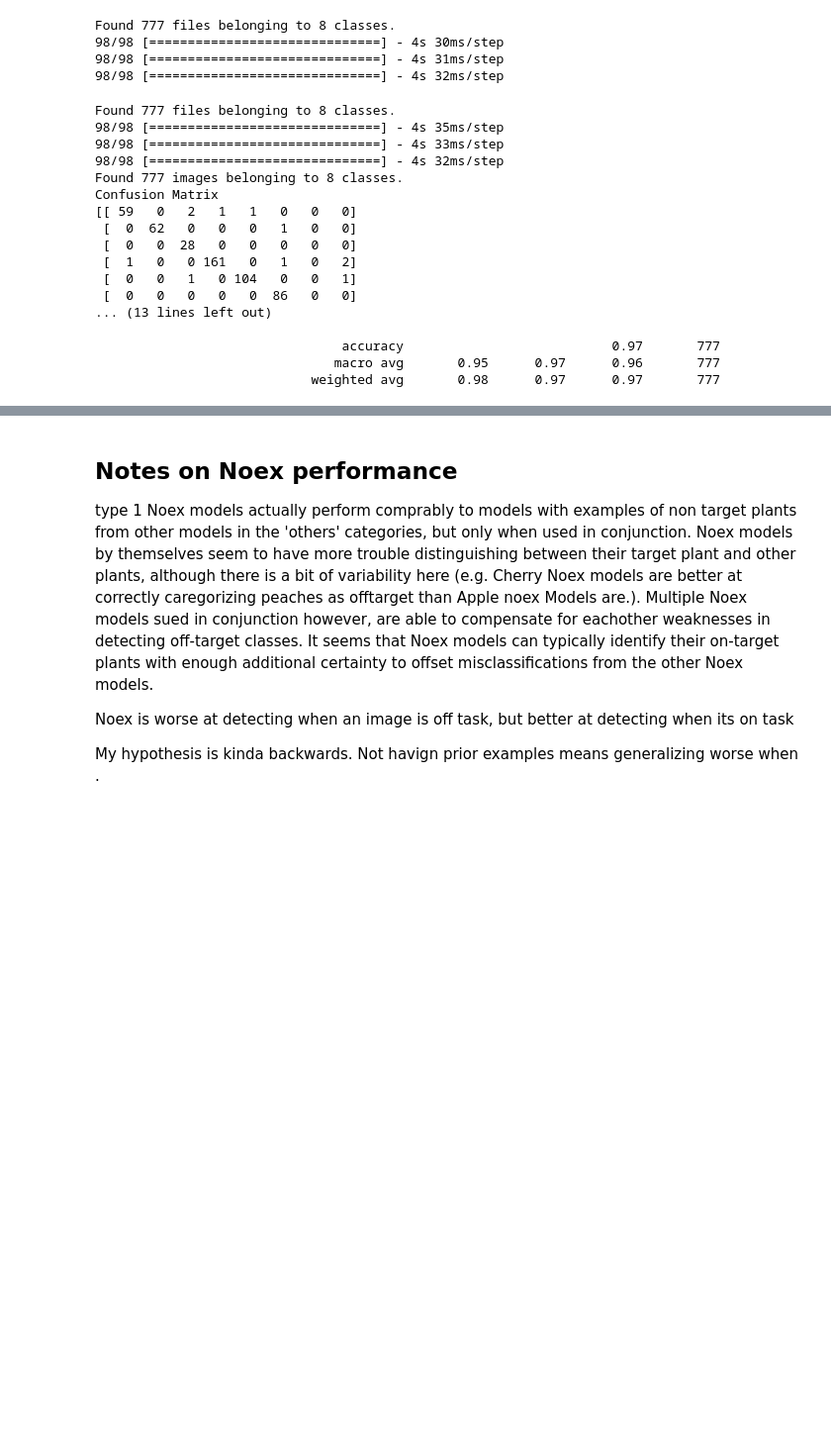
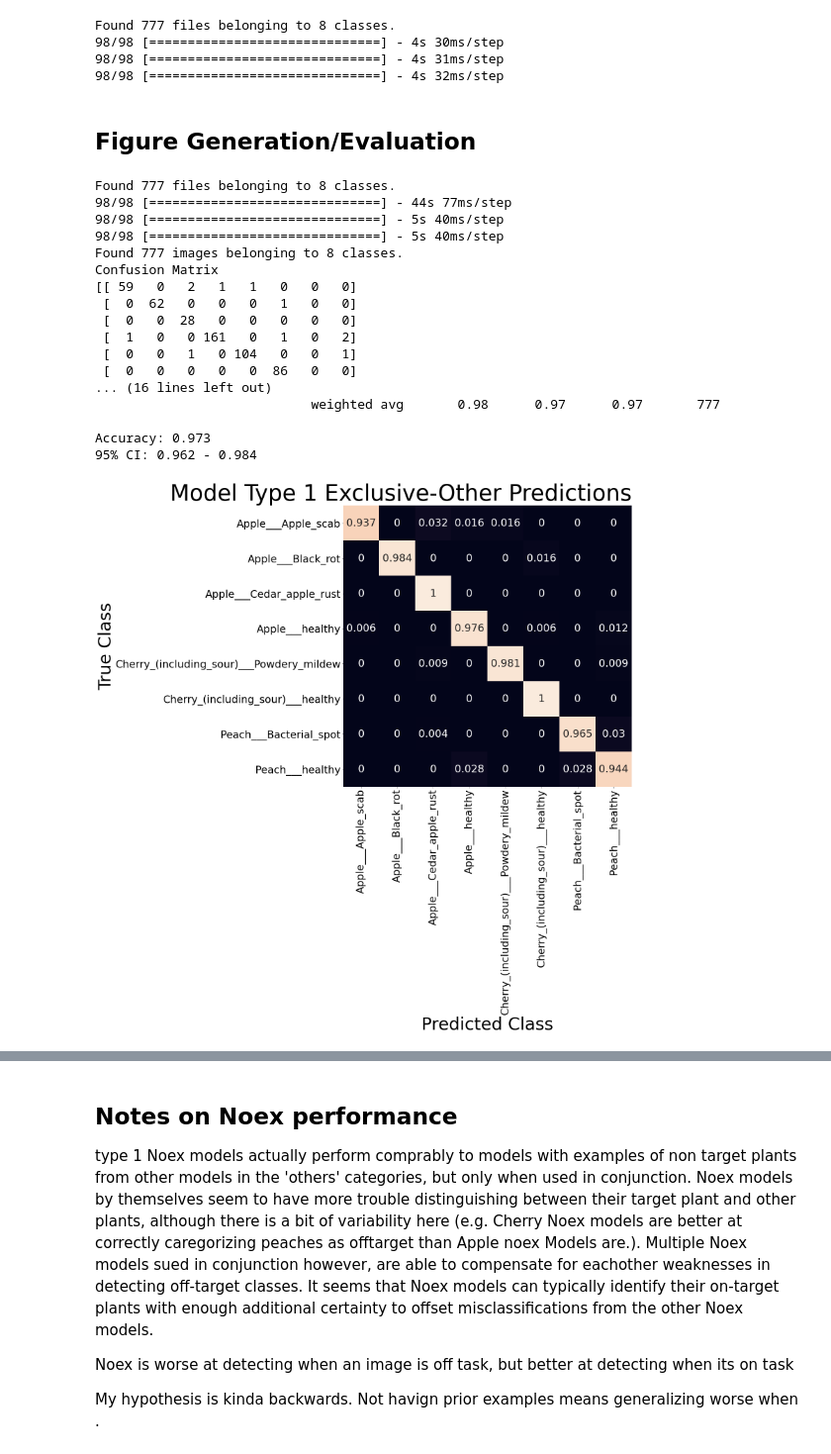
Before and after one commit to davidblumenstiel/Data-698-Masters-Thesis, a Jupyter notebook: DiseaseDetection.ipynb, the cells around one changed output, grey strips where cells are left out. Shown at 99% size. Saved outputs shown, nothing was run; the diff lists cells and outputs as text; code cells hidden in the pictures; blank space fills up the shorter version.

```diff
--- a/DiseaseDetection.ipynb
+++ b/DiseaseDetection.ipynb
@@ -1435,15 +1432,0 @@ We'll run test images through both models, take the label with the highest proba
-# %%
-AppleMod = keras.models.load_model(r'C:\Users\blume\OneDrive\Desktop\CUNY MSDS\Data 698 Masters Thesis\Python\Apple_4_Model.h5')
-PeachMod = keras.models.load_model(r'C:\Users\blume\OneDrive\Desktop\CUNY MSDS\Data 698 Masters Thesis\Python\Peach_1_Model.h5')
-
-testgen = testdata.flow_from_directory(
-    directory = r"C:\Users\blume\OneDrive\Desktop\CUNY MSDS\Data 698 Masters Thesis\Data\Plant Village\Apples\test",
-    target_size = (224,224),
-    batch_size = 32,
-    class_mode = "categorical",
-    shuffle = False)
-
-Apple_pred = AppleMod.predict(testgen)
-Peach_pred = PeachMod.predict(testgen)
-Combination_pred = np.append(Apple_pred, Peach_pred, axis = 1)
-Combination_pred
@@ -2138,6 +2888,6 @@ Epoch 25/25
 # %%
 #Evaluate on the test set
-testmodel = keras.models.load_model(r'C:\Users\blume\OneDrive\Desktop\CUNY MSDS\Data 698 Masters Thesis\Python\PeachDiseaseOther_Model.h5')
+testmodel = keras.models.load_model(r'C:\Users\blume\OneDrive\Desktop\CUNY MSDS\Data 698 Masters Thesis\Python\Model_Checkpoints\PeachDiseaseOther1')
 
 testdata = ImageDataGenerator(rescale=1./255)
 
@@ -3393,6 +4143,8 @@ Found 777 files belonging to 8 classes.
 98/98 [==============================] - 4s 30ms/step
 98/98 [==============================] - 4s 31ms/step
 98/98 [==============================] - 4s 32ms/step
+# %% [markdown]
+## Figure Generation/Evaluation
 # %%
 #Keep the variables here ordered in accordance to the way data dirctories are arranged
 
@@ -3430,11 +4182,18 @@ print(confusion_matrix(testgen.classes, y_pred))
 print('Classification Report')
 target_names = testgen.class_indices.keys()
 print(classification_report(testgen.classes, y_pred, target_names=target_names))
+
+#Gets a confidence interval
+z = 1.96 # 95%
+accuracy = accuracy_score(testgen.classes, y_pred)
+conf = z * ((accuracy * (1 - accuracy)) / len(y_pred))**0.5
+print("Accuracy: " + str(round(accuracy,3)))
+print("95% CI: " + str(round(accuracy  - conf, 3)) + " - " + str(round(accuracy  + conf, 3)))
 # %% [output]
 Found 777 files belonging to 8 classes.
-98/98 [==============================] - 4s 35ms/step
-98/98 [==============================] - 4s 33ms/step
-98/98 [==============================] - 4s 32ms/step
+98/98 [==============================] - 44s 77ms/step
+98/98 [==============================] - 5s 40ms/step
+98/98 [==============================] - 5s 40ms/step
 Found 777 images belonging to 8 classes.
 Confusion Matrix
 [[ 59   0   2   1   1   0   0   0]
@@ -3443,11 +4202,34 @@ Confusion Matrix
  [  1   0   0 161   0   1   0   2]
  [  0   0   1   0 104   0   0   1]
  [  0   0   0   0   0  86   0   0]
-... (13 lines left out)
+... (16 lines left out)
+                            weighted avg       0.98      0.97      0.97       777
 
-                                accuracy                           0.97       777
-                               macro avg       0.95      0.97      0.96       777
-                            weighted avg       0.98      0.97      0.97       777
+Accuracy: 0.973
+95% CI: 0.962 - 0.984
+# %%
+#some of the below plotting code taken from:
+#https://stackoverflow.com/questions/35572000/how-can-i-plot-a-confusion-matrix
+target_names = testgen.class_indices.keys()
+type1_noex_plotdf = pd.DataFrame(confusion_matrix(testgen.classes, y_pred),
+                                 index = list(target_names),
+                                 columns = list(target_names))
+
+type1_noex_plotdf = type1_noex_plotdf.div(list(type1_noex_plotdf.sum(axis=1)), axis = 0)
+
+plt.figure(figsize = (15,15))
+ax = sns.heatmap(type1_noex_plotdf.round(3), annot=True, annot_kws={"size": 30}, fmt='g', cbar=False)
+ax.set_xticklabels(ax.get_xticklabels(),rotation = 90)
+ax.xaxis.set_ticks_position('bottom')
+ax.set_xlabel("Predicted Class", fontsize = 50)
+ax.set_ylabel("True Class", fontsize = 50)
+ax.set_title('Model Type 1 Exclusive-Other Predictions', fontsize = 65, loc = 'right')
+ax.tick_params(labelsize=30)
+
+plt.savefig(r"C:\Users\blume\OneDrive\Desktop\CUNY MSDS\Data 698 Masters Thesis\Figures\type1_noex_cm.jpeg",
+            bbox_inches = "tight")
+# %% [output]
+[figure, added]
 # %%
 mod_paths = [r"C:\Users\blume\OneDrive\Desktop\CUNY MSDS\Data 698 Masters Thesis\Python\Model_Checkpoints\AppleDiseaseOther1",
              r"C:\Users\blume\OneDrive\Desktop\CUNY MSDS\Data 698 Masters Thesis\Python\Model_Checkpoints\CherryDiseaseOther1",
```
Also changed, not shown: parts of 37 cells of this notebook, 1 other file.
